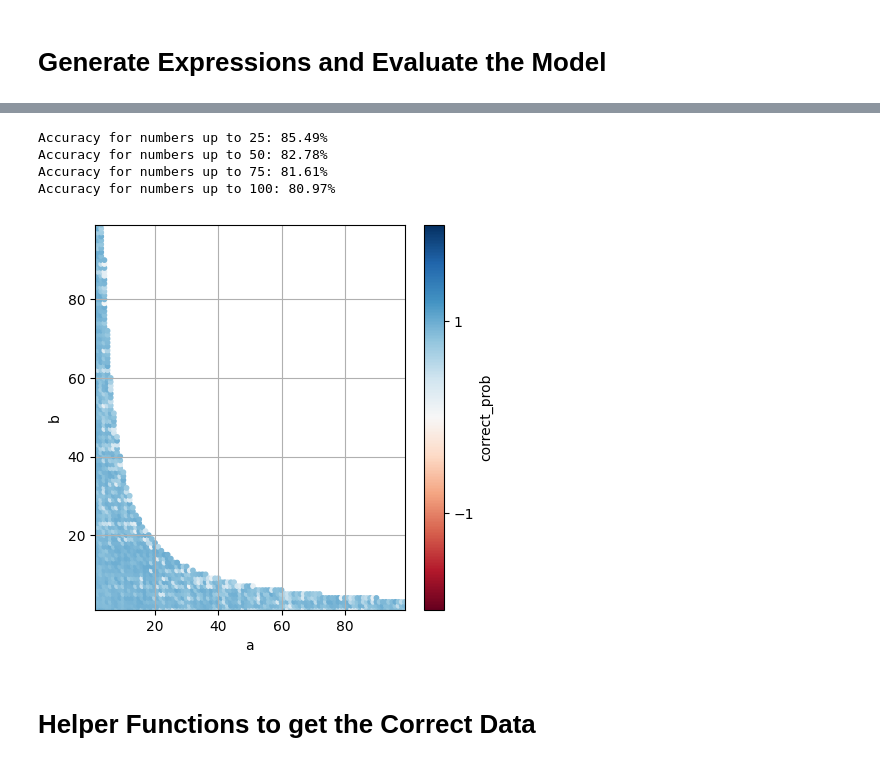
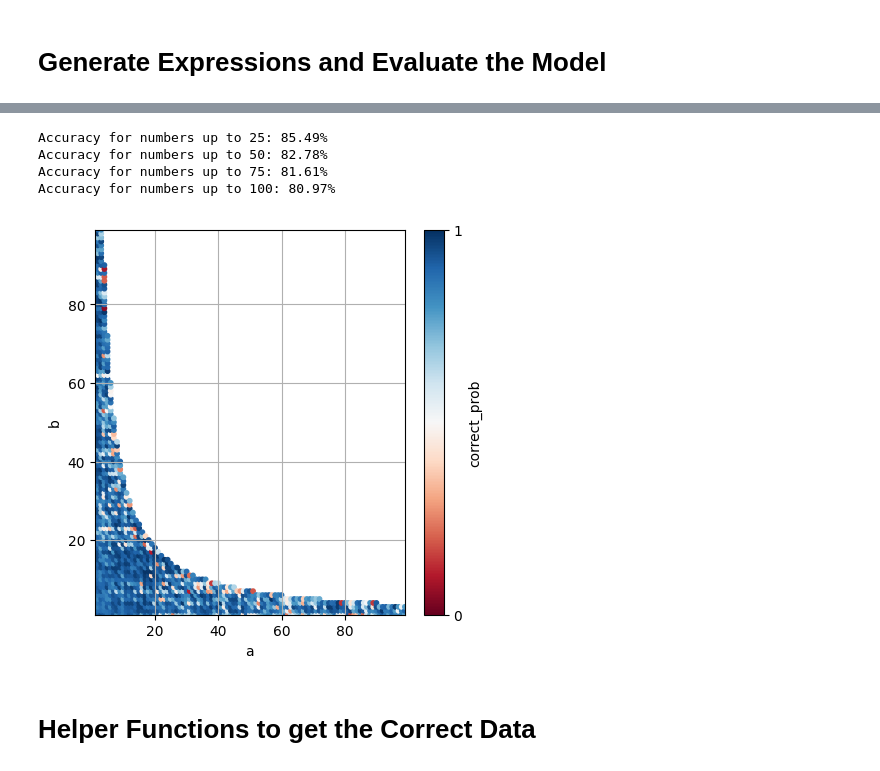
Before and after one commit to BorisTheBrave/llm-addition-takehome, a Jupyter notebook: llm-addition/experimentation/helix_fitting.ipynb, the cells around one changed output, grey strips where cells are left out. Cells and saved outputs as stored; diff of their text form; code cells hidden in the pictures.

```diff
--- a/llm-addition/experimentation/helix_fitting.ipynb
+++ b/llm-addition/experimentation/helix_fitting.ipynb
@@ -134,36 +146,36 @@ def plot_math_results(mina = mina, maxa = 99):
     model_name = MODEL_NAME
     df = pd.read_pickle(f'data_{OPERATION}/gen_math/data_{OPERATION}_correct_{mina}_{maxa}_{MODEL_NAME}.pkl')
 
     plot_type = 'correct_prob'#'correct'
 
     # Print accuracies for different ranges
     for max_val in [25, 50, 75, 100]:
         filtered_df = df[(df['a'] <= max_val) & (df['b'] <= max_val)]
         acc = 100 * np.mean(filtered_df[plot_type])
         print(f"Accuracy for numbers up to {max_val}: {acc:.2f}%")
 
     plt.figure(figsize=(5, 5))
     # Create a scatter plot
-    scatter = plt.scatter(df['a'], df['b'], c=df[plot_type].replace({1: 1, 0: -1}), cmap='RdBu', s=10, vmin = -2, vmax = 2)
+    scatter = plt.scatter(df['a'], df['b'], c=df[plot_type].replace({1: 1, 0: -1}), cmap='RdBu', s=10, vmin = 0, vmax = 1)
     # Add colorbar
-    plt.colorbar(scatter, ticks=[-1, 1], label=plot_type)
+    plt.colorbar(scatter, ticks=[0, 1], label=plot_type)
     # plt.title(f'{model_name} Results on a+b= (Blue if correct)\n{100*np.mean(df['correct']):.2f}% Correct')
     plt.xlabel('a')
     plt.ylabel('b')
     plt.xlim(mina, maxa)
     plt.ylim(mina, maxa)
     plt.grid(True)
     plt.show()
 
 
 evaluate_math(mina = mina, maxa = 99, verbose = False)
 plot_math_results()
 # %% [output]
 Accuracy for numbers up to 25: 85.49%
 Accuracy for numbers up to 50: 82.78%
 Accuracy for numbers up to 75: 81.61%
 Accuracy for numbers up to 100: 80.97%
-[figure, old version]
+[figure, new version]
 # %% [markdown]
 # Helper Functions to get the Correct Data
 # %%
```
Also changed, not shown: parts of 8 cells of this notebook, 3 other files.
